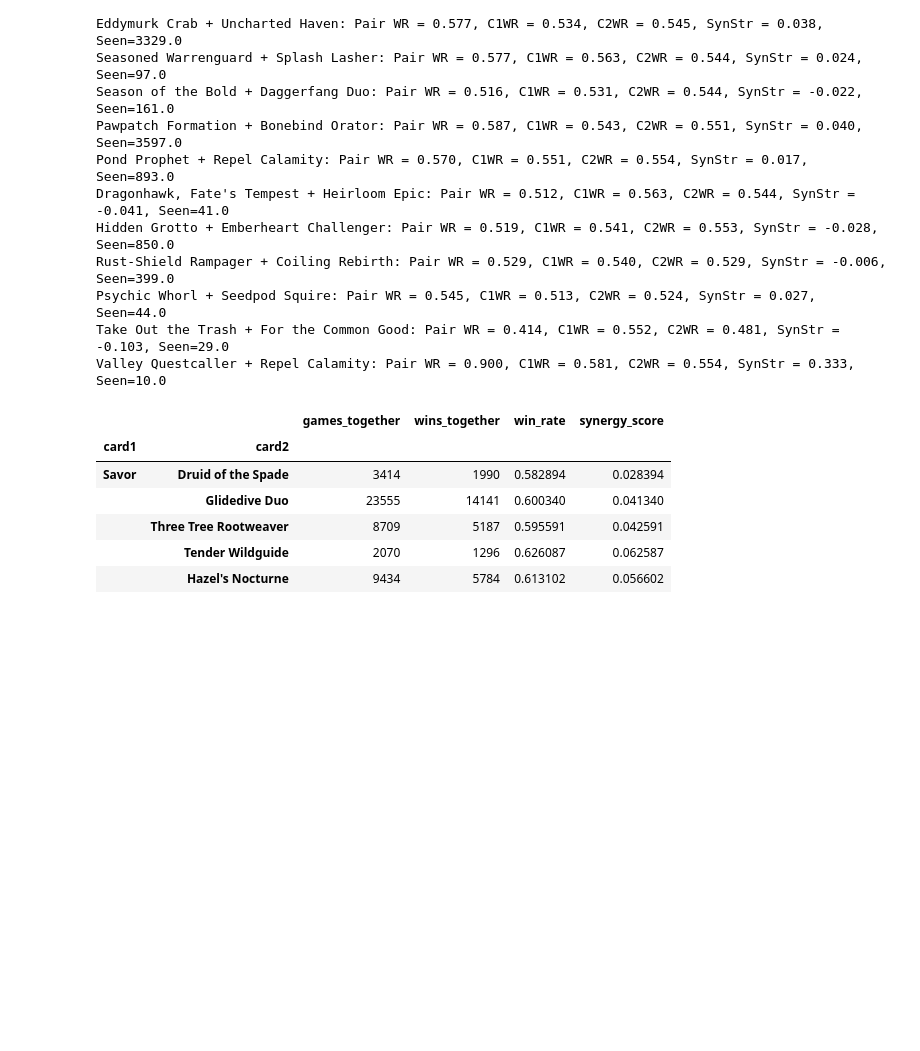
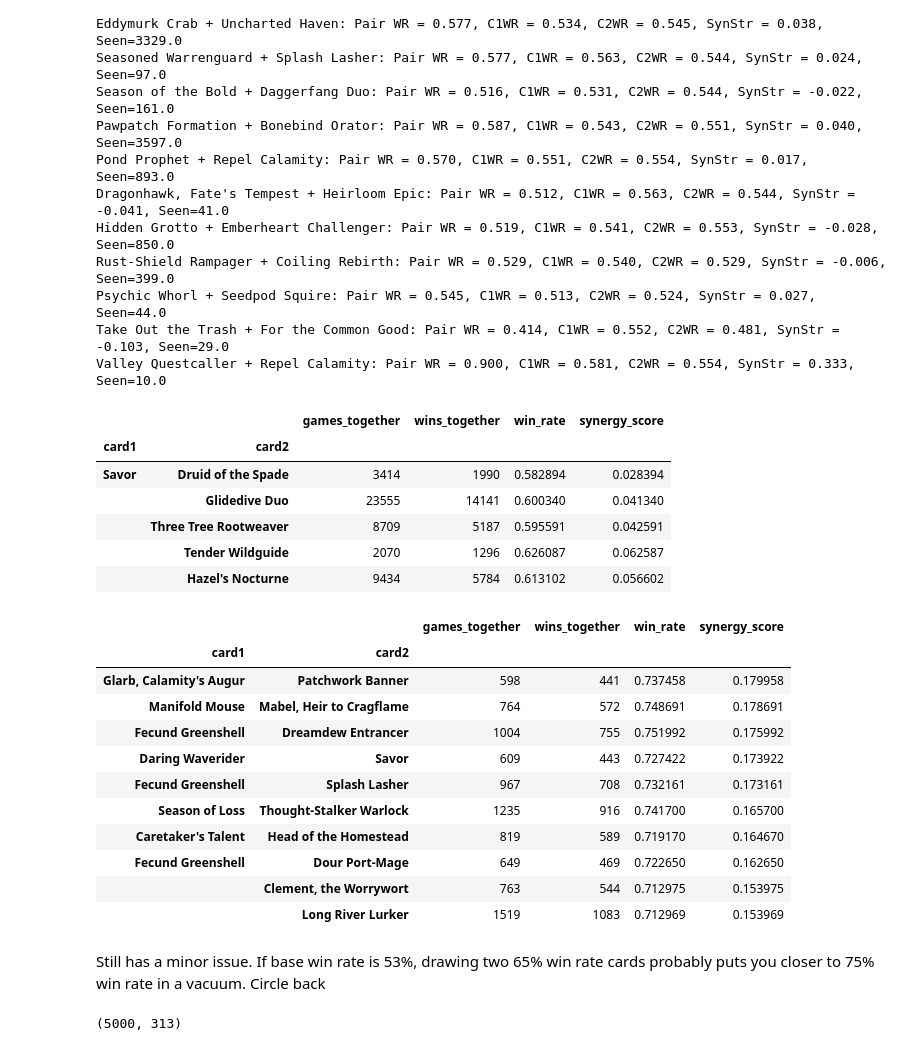
Before and after one commit to pauldennis2/manafest-destiny, a Jupyter notebook: first_10_eda.ipynb, the cells around one changed output. Saved outputs shown, nothing was run; the diff lists cells and outputs as text; code cells hidden in the pictures; blank space fills up the shorter version.

```diff
--- a/first_10_eda.ipynb
+++ b/first_10_eda.ipynb
@@ -1506,3 +1488,44 @@ synergy_table_filtered.head()
 |  | Three Tree Rootweaver | 8709 | 5187 | 0.595591 | 0.042591 |
 |  | Tender Wildguide | 2070 | 1296 | 0.626087 | 0.062587 |
 |  | Hazel's Nocturne | 9434 | 5784 | 0.613102 | 0.056602 |
+# %%
+synergy_table_filtered.sort_values(by="synergy_score", ascending=False).head(10)
+# %% [output]
+|  |  | games_together | wins_together | win_rate | synergy_score |
+| card1 | card2 |  |  |  |  |
+| Glarb, Calamity's Augur | Patchwork Banner | 598 | 441 | 0.737458 | 0.179958 |
+| Manifold Mouse | Mabel, Heir to Cragflame | 764 | 572 | 0.748691 | 0.178691 |
+| Fecund Greenshell | Dreamdew Entrancer | 1004 | 755 | 0.751992 | 0.175992 |
+| Daring Waverider | Savor | 609 | 443 | 0.727422 | 0.173922 |
+| Fecund Greenshell | Splash Lasher | 967 | 708 | 0.732161 | 0.173161 |
+| Season of Loss | Thought-Stalker Warlock | 1235 | 916 | 0.741700 | 0.165700 |
+| Caretaker's Talent | Head of the Homestead | 819 | 589 | 0.719170 | 0.164670 |
+| Fecund Greenshell | Dour Port-Mage | 649 | 469 | 0.722650 | 0.162650 |
+|  | Clement, the Worrywort | 763 | 544 | 0.712975 | 0.153975 |
+|  | Long River Lurker | 1519 | 1083 | 0.712969 | 0.153969 |
+# %% [markdown]
+Still has a minor issue. If base win rate is 53%, drawing two 65% win rate cards probably puts you closer to 75% win rate in a vacuum. Circle back
+# %%
+#selected_games_df.shape
+
+def calculate_deck_synergy(deck_cards, synergy_table_filtered):
+    """Computes total synergy score for a deck based on card interactions."""
+    deck_synergy = 0
+
+    # Count occurrences of each card in the deck
+    card_counts = {card: deck_cards.count(card) for card in set(deck_cards)}
+
+    # Iterate over all unique card pairs in the deck
+    for i, card1 in enumerate(deck_cards):
+        for card2 in deck_cards[i+1:]:
+            if (card1, card2) in synergy_table_filtered.index or (card2, card1) in synergy_table_filtered.index:
+                synergy_score = synergy_table_filtered.loc.get((card1, card2), synergy_table_filtered.loc.get((card2, card1), 0))
+                # Scale synergy by copy counts
+                deck_synergy += synergy_score * card_counts[card1] * card_counts[card2]
+
+    return deck_synergy
+
+# Apply function to sample decks
+deck_synergies = [calculate_deck_synergy(deck, synergy_table_filtered) for deck in deck_list[:5000]]
+# %% [output]
+(5000, 313)
```
Also changed, not shown: parts of 15 cells of this notebook, 1 other file.
